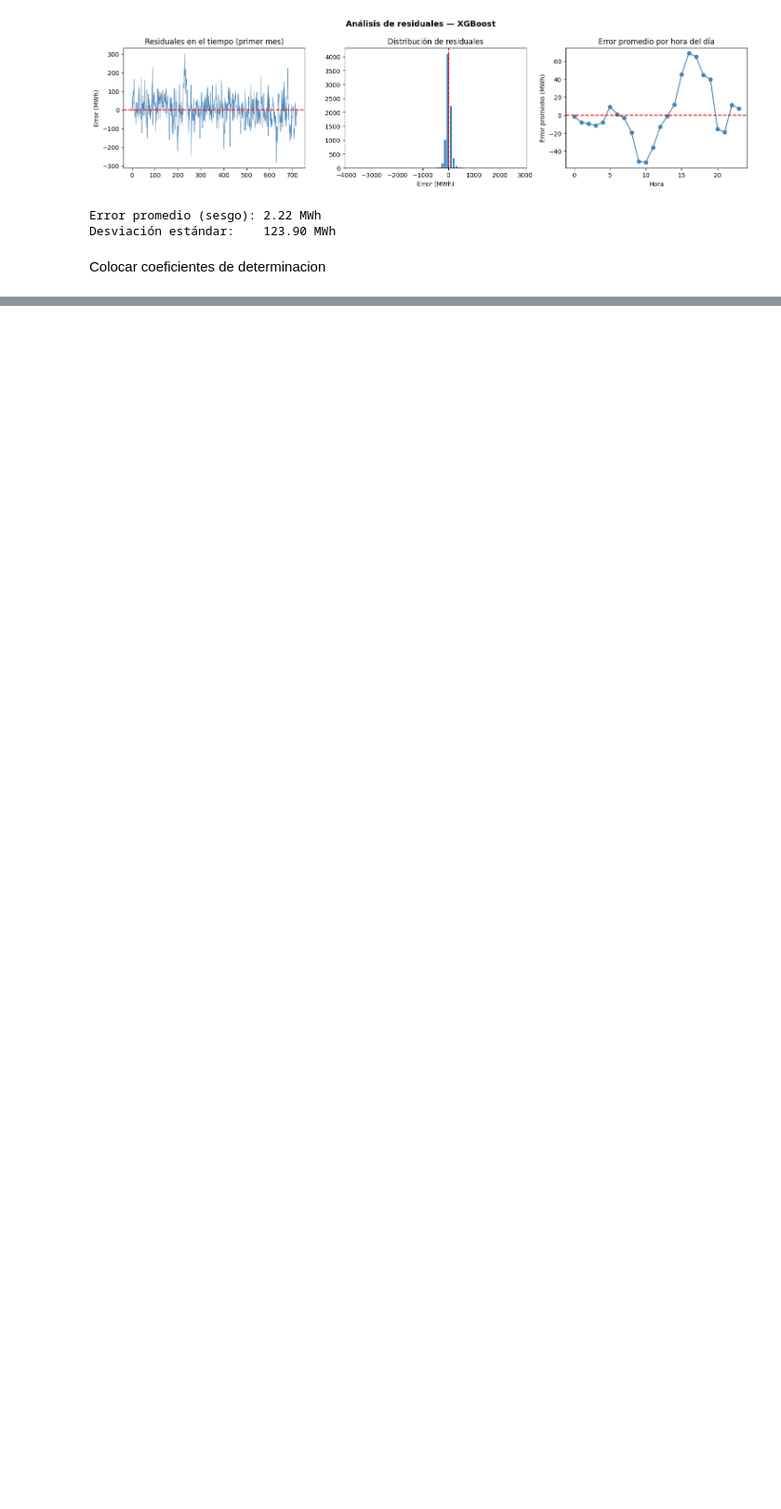
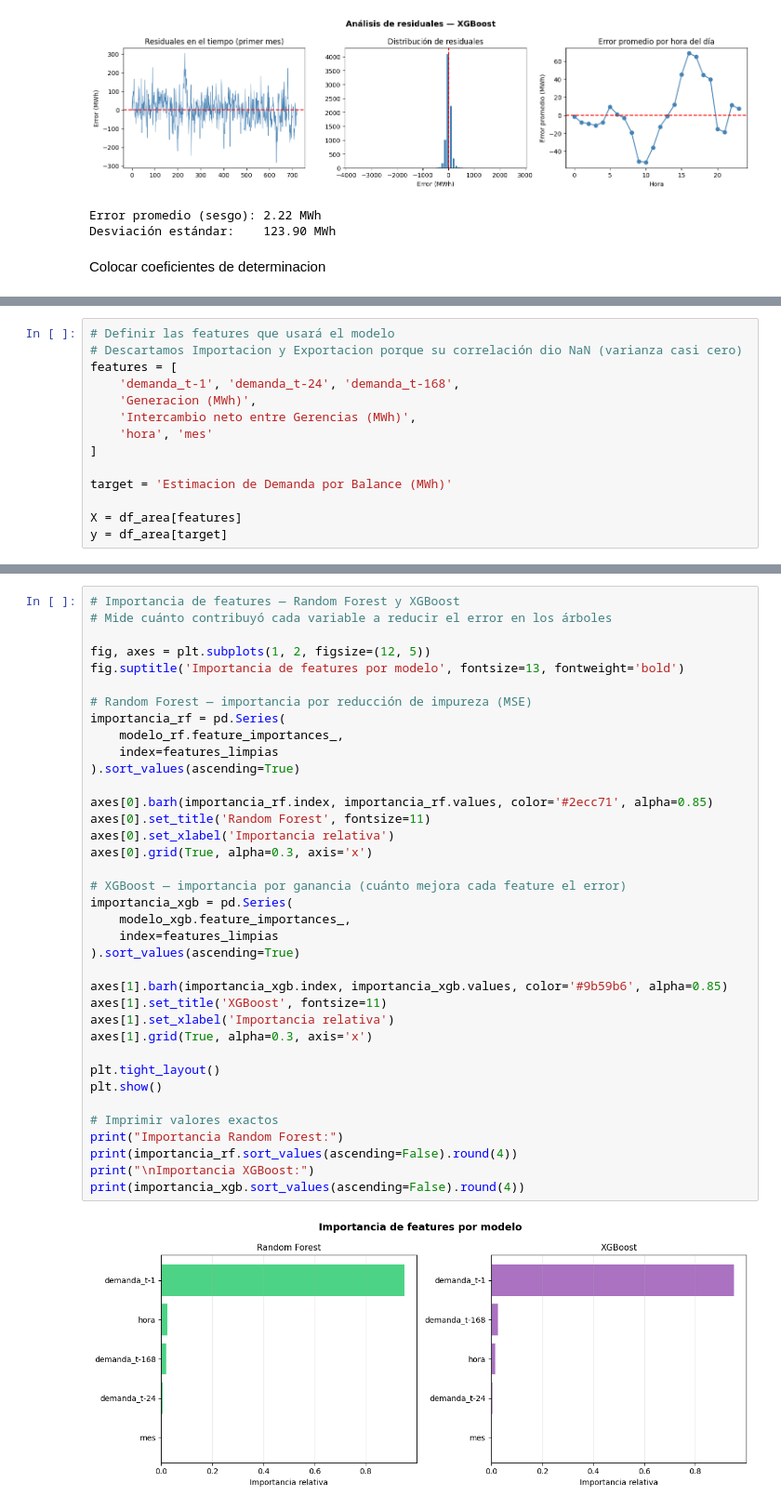
Before and after one commit to UlisesACC/Modelado-Predictivo, a Jupyter notebook: regresion/Modelos.ipynb, the cells around one changed output, grey strips where cells are left out. Shown at 93% size. Drawn from its saved outputs; the diff is of its cells as text; blank space fills up the shorter version.

```diff
--- a/regresion/Modelos.ipynb
+++ b/regresion/Modelos.ipynb
@@ -386,0 +528,14 @@ Colocar coeficientes de determinacion
+# %%
+# Definir las features que usará el modelo
+# Descartamos Importacion y Exportacion porque su correlación dio NaN (varianza casi cero)
+features = [
+    'demanda_t-1', 'demanda_t-24', 'demanda_t-168',
+    'Generacion (MWh)',
+    'Intercambio neto entre Gerencias (MWh)',
+    'hora', 'mes'
+]
+
+target = 'Estimacion de Demanda por Balance (MWh)'
+
+X = df_area[features]
+y = df_area[target]
@@ -386,0 +843,39 @@ Colocar coeficientes de determinacion
+# %%
+# Importancia de features — Random Forest y XGBoost
+# Mide cuánto contribuyó cada variable a reducir el error en los árboles
+
+fig, axes = plt.subplots(1, 2, figsize=(12, 5))
+fig.suptitle('Importancia de features por modelo', fontsize=13, fontweight='bold')
+
+# Random Forest — importancia por reducción de impureza (MSE)
+importancia_rf = pd.Series(
+    modelo_rf.feature_importances_,
+    index=features_limpias
+).sort_values(ascending=True)
+
+axes[0].barh(importancia_rf.index, importancia_rf.values, color='#2ecc71', alpha=0.85)
+axes[0].set_title('Random Forest', fontsize=11)
+axes[0].set_xlabel('Importancia relativa')
+axes[0].grid(True, alpha=0.3, axis='x')
+
+# XGBoost — importancia por ganancia (cuánto mejora cada feature el error)
+importancia_xgb = pd.Series(
+    modelo_xgb.feature_importances_,
+    index=features_limpias
+).sort_values(ascending=True)
+
+axes[1].barh(importancia_xgb.index, importancia_xgb.values, color='#9b59b6', alpha=0.85)
+axes[1].set_title('XGBoost', fontsize=11)
+axes[1].set_xlabel('Importancia relativa')
+axes[1].grid(True, alpha=0.3, axis='x')
+
+plt.tight_layout()
+plt.show()
+
+# Imprimir valores exactos
+print("Importancia Random Forest:")
+print(importancia_rf.sort_values(ascending=False).round(4))
+print("\nImportancia XGBoost:")
+print(importancia_xgb.sort_values(ascending=False).round(4))
+# %% [output]
+[figure, added]
```
Also changed, not shown: parts of 54 cells of this notebook.
